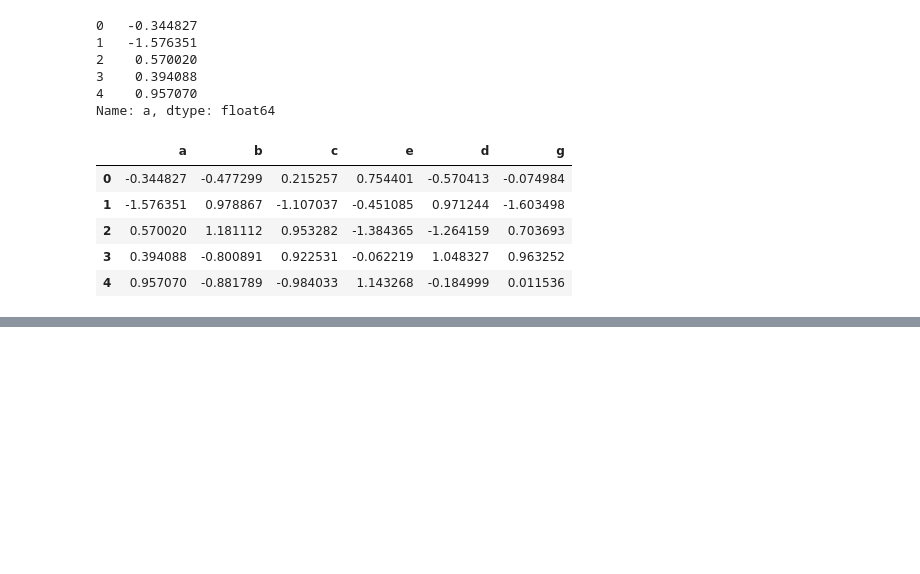
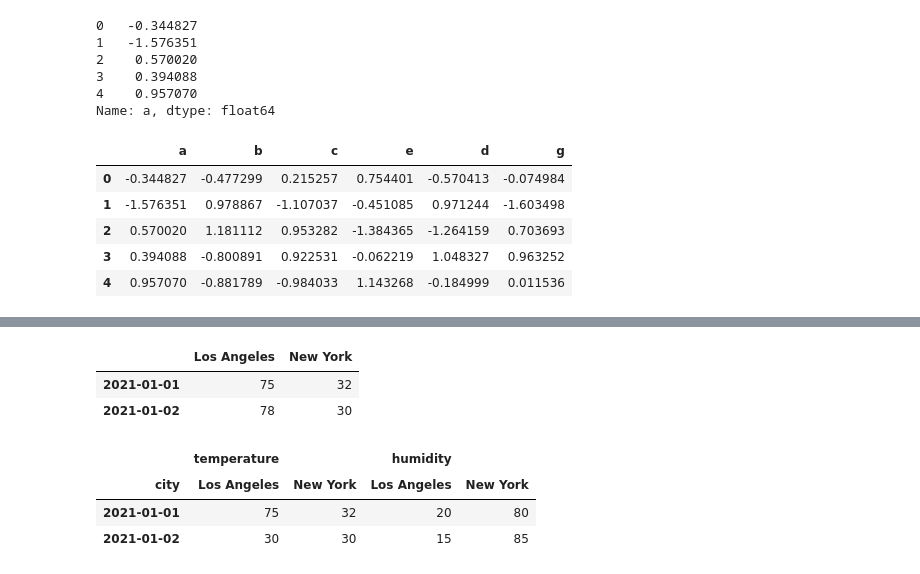
Before and after one commit to Kimhang-KDT/kita_2404, a Jupyter notebook: m3_분석 라이브러리/pandas_2_연산.ipynb, the cells around one changed output, grey strips where cells are left out. Saved outputs shown, nothing was run; the diff lists cells and outputs as text; code cells hidden in the pictures; blank space fills up the shorter version.

```diff
--- a/m3_분석 라이브러리/pandas_2_연산.ipynb
+++ b/m3_분석 라이브러리/pandas_2_연산.ipynb
@@ -673,0 +705,20 @@ df_zscore
+# %%
+# 날짜(date)를 인덱스로, 도시(city)를 열로, 온도(temperature)를 값으로 사용하여 피벗 테이블을 ㅐㅅㅇ성
+import pandas as pd
+
+data  = {
+  'date':['2021-01-01','2021-01-01','2021-01-02','2021-01-02'],
+  'city':['New York','Los Angeles','New York','Los Angeles'],
+  'temperature':[32, 75, 30, 78]
+}
+
+df = pd.DataFrame(data)
+
+pivot_df = df.pivot(index='date', columns='city', values='temperature')
+pivot_df.index.name = None
+pivot_df.columns.name = None
+pivot_df
+# %% [output]
+|  | Los Angeles | New York |
+| 2021-01-01 | 75 | 32 |
+| 2021-01-02 | 78 | 30 |
@@ -673,0 +738,20 @@ df_zscore
+# %%
+data  = {
+  'date':['2021-01-01','2021-01-01','2021-01-02','2021-01-02'],
+  'city':['New York','Los Angeles','New York','Los Angeles'],
+  'temperature':[32, 75, 30, 30],
+  'humidity':[80,20,85,15]
+}
+
+df = pd.DataFrame(data)
+
+# 다중 인덱스 및 다중 값 피벗 테이블 생성
+pivot_multi = df.pivot(index='date', columns='city')
+
+pivot_multi.index.name=None
+pivot_multi
+# %% [output]
+|  | temperature |  | humidity |  |
+| city | Los Angeles | New York | Los Angeles | New York |
+| 2021-01-01 | 75 | 32 | 20 | 80 |
+| 2021-01-02 | 30 | 30 | 15 | 85 |
```
Also changed, not shown: parts of 7 cells of this notebook.
